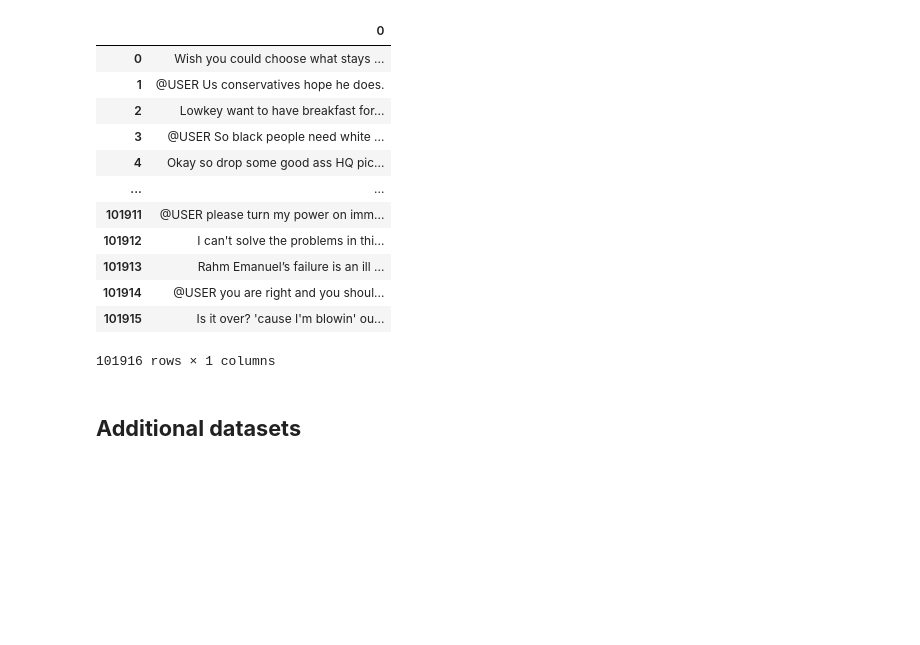
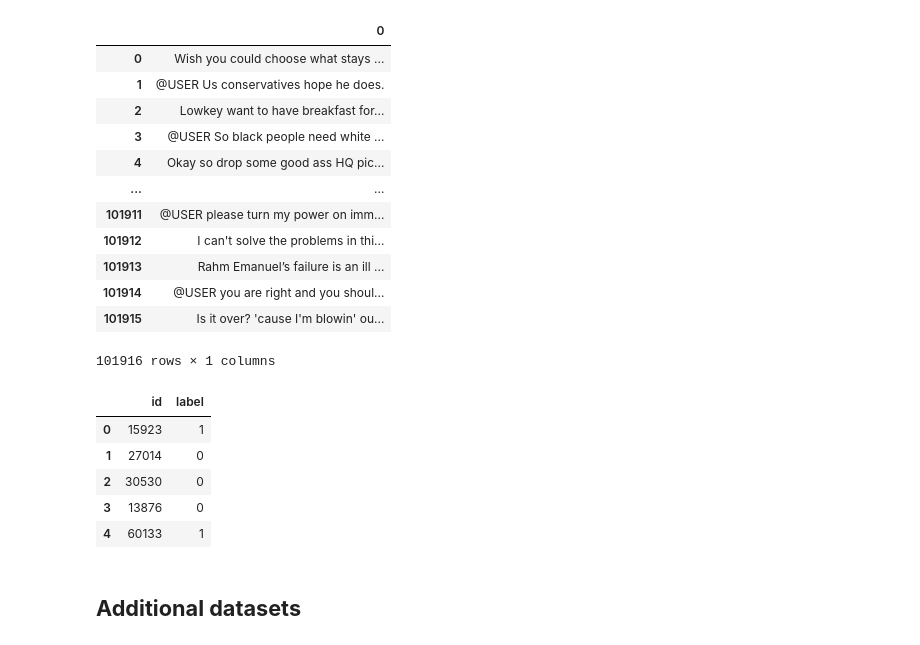
Before and after one commit to piotrjaniszewski1/Offensive-Language-Identification-and-Categorization, a Jupyter notebook: XLNet_torch_fine_tuning_A.ipynb, the cells around one changed output. Cells and saved outputs as stored; diff of their text form; code cells hidden in the pictures; blank space fills up the shorter version.

```diff
--- a/XLNet_torch_fine_tuning_A.ipynb
+++ b/XLNet_torch_fine_tuning_A.ipynb
@@ -124,10 +124,10 @@ testing_labels_A_url = 'https://raw.githubusercontent.com/piotrjaniszewski1/Offe
 testing_examples_C_url = 'https://raw.githubusercontent.com/piotrjaniszewski1/Offensive-Language-Identification-and-Categorization/master/data2019/testset-levelc.tsv'
 testing_labels_C_url = 'https://raw.githubusercontent.com/piotrjaniszewski1/Offensive-Language-Identification-and-Categorization/master/data2019/labels-levelc.csv'
 
-testing_dataset_examples_A = pd.read_csv(testing_examples_A_url, delimiter='\t', header=None)
-testing_dataset_labels_A = pd.read_csv(testing_labels_A_url, delimiter=',', header=None)
-testing_dataset_examples_C = pd.read_csv(testing_examples_A_url, delimiter='\t', header=None)
-testing_dataset_labels_C = pd.read_csv(testing_labels_A_url, delimiter=',', header=None)
+testing_dataset_examples_A = pd.read_csv(testing_examples_A_url, delimiter='\t')
+testing_dataset_labels_A = pd.read_csv(testing_labels_A_url, delimiter=',')
+testing_dataset_examples_C = pd.read_csv(testing_examples_A_url, delimiter='\t')
+testing_dataset_labels_C = pd.read_csv(testing_labels_A_url, delimiter=',')
 
 training_x_A
 # %% [output]
@@ -144,6 +144,17 @@ training_x_A
 | 101914 | @USER you are right and you shoul... |
 | 101915 | Is it over? 'cause I'm blowin' ou... |
 101916 rows × 1 columns
+# %%
+testing_dataset_labels_A['label'] = testing_dataset_labels_A['label'].apply(lambda x: x == 'OFF').astype(int)
+# %%
+testing_dataset_labels_A.head()
+# %% [output]
+|  | id | label |
+| 0 | 15923 | 1 |
+| 1 | 27014 | 0 |
+| 2 | 30530 | 0 |
+| 3 | 13876 | 0 |
+| 4 | 60133 | 1 |
 # %%
 # #Import data
 # training_examples_url = 'https://raw.githubusercontent.com/piotrjaniszewski1/SemEval-2020-Task12/master/data2019/olid-training-v1.0.tsv'
```
Also changed, not shown: parts of 31 cells of this notebook.
